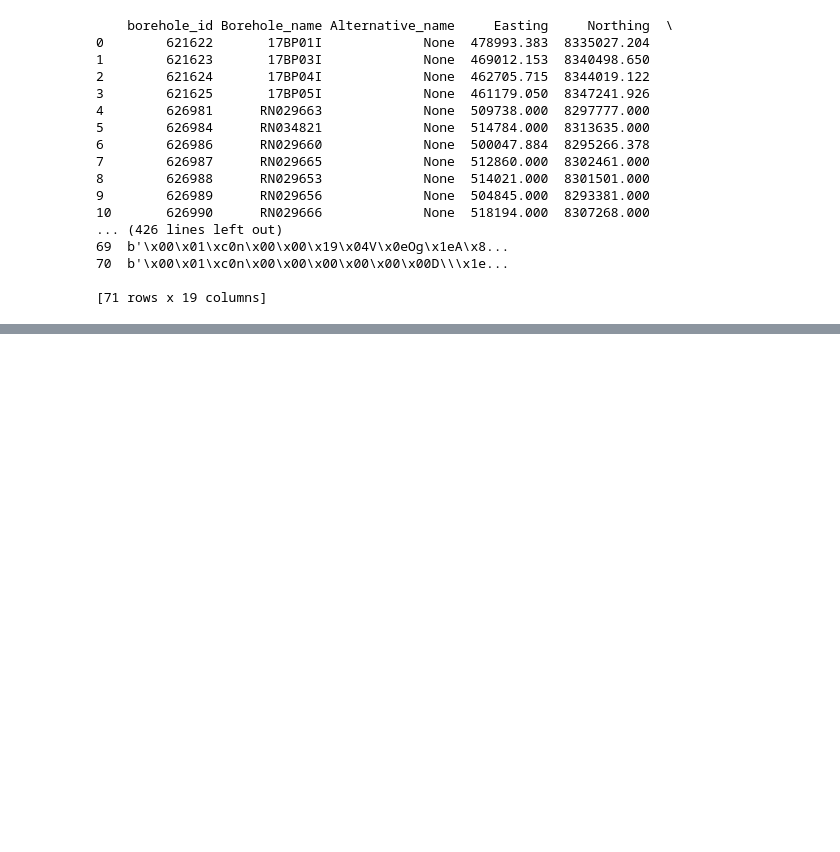
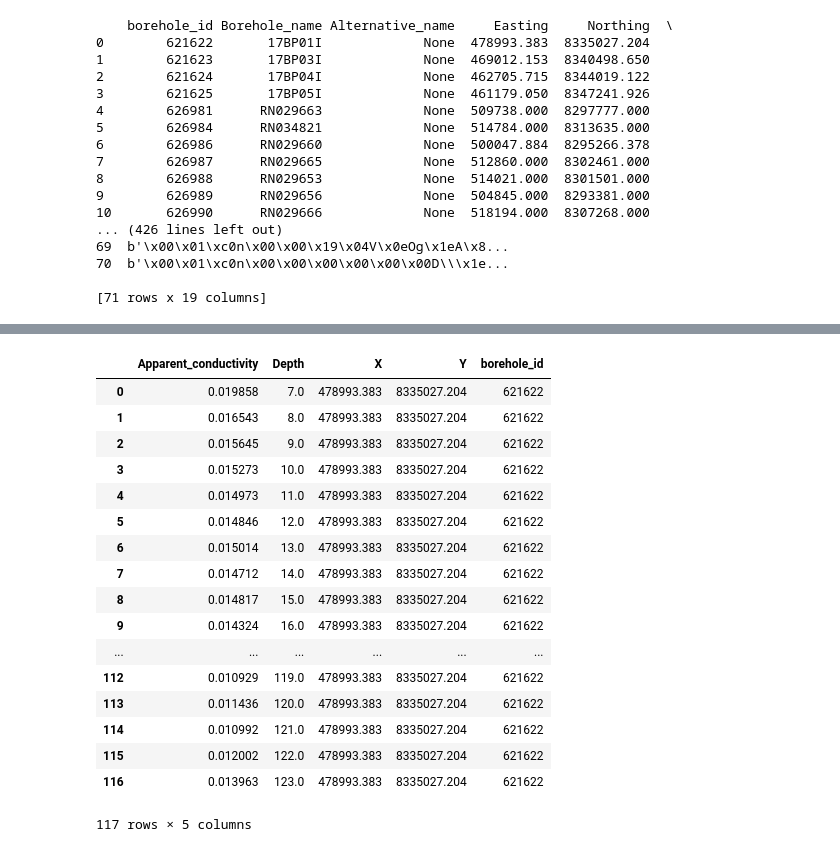
Before and after one commit to GeoscienceAustralia/hydrogeol_utils, a Jupyter notebook: notebooks/plotting_CGI_vs_NBC.ipynb, the cells around one changed output, grey strips where cells are left out. Cells and saved outputs as stored; diff of their text form; code cells hidden in the pictures; blank space fills up the shorter version.

```diff
--- a/notebooks/plotting_CGI_vs_NBC.ipynb
+++ b/notebooks/plotting_CGI_vs_NBC.ipynb
@@ -403,0 +418,21 @@ plt.show()
+# %%
+df_induction_resampled[mask]
+# %% [output]
+|  | Apparent_conductivity | Depth | X | Y | borehole_id |
+| 0 | 0.019858 | 7.0 | 478993.383 | 8335027.204 | 621622 |
+| 1 | 0.016543 | 8.0 | 478993.383 | 8335027.204 | 621622 |
+| 2 | 0.015645 | 9.0 | 478993.383 | 8335027.204 | 621622 |
+| 3 | 0.015273 | 10.0 | 478993.383 | 8335027.204 | 621622 |
+| 4 | 0.014973 | 11.0 | 478993.383 | 8335027.204 | 621622 |
+| 5 | 0.014846 | 12.0 | 478993.383 | 8335027.204 | 621622 |
+| 6 | 0.015014 | 13.0 | 478993.383 | 8335027.204 | 621622 |
+| 7 | 0.014712 | 14.0 | 478993.383 | 8335027.204 | 621622 |
+| 8 | 0.014817 | 15.0 | 478993.383 | 8335027.204 | 621622 |
+| 9 | 0.014324 | 16.0 | 478993.383 | 8335027.204 | 621622 |
+| ... | ... | ... | ... | ... | ... |
+| 112 | 0.010929 | 119.0 | 478993.383 | 8335027.204 | 621622 |
+| 113 | 0.011436 | 120.0 | 478993.383 | 8335027.204 | 621622 |
+| 114 | 0.010992 | 121.0 | 478993.383 | 8335027.204 | 621622 |
+| 115 | 0.012002 | 122.0 | 478993.383 | 8335027.204 | 621622 |
+| 116 | 0.013963 | 123.0 | 478993.383 | 8335027.204 | 621622 |
+117 rows × 5 columns
```
Also changed, not shown: parts of 7 cells of this notebook, 3 other files.
